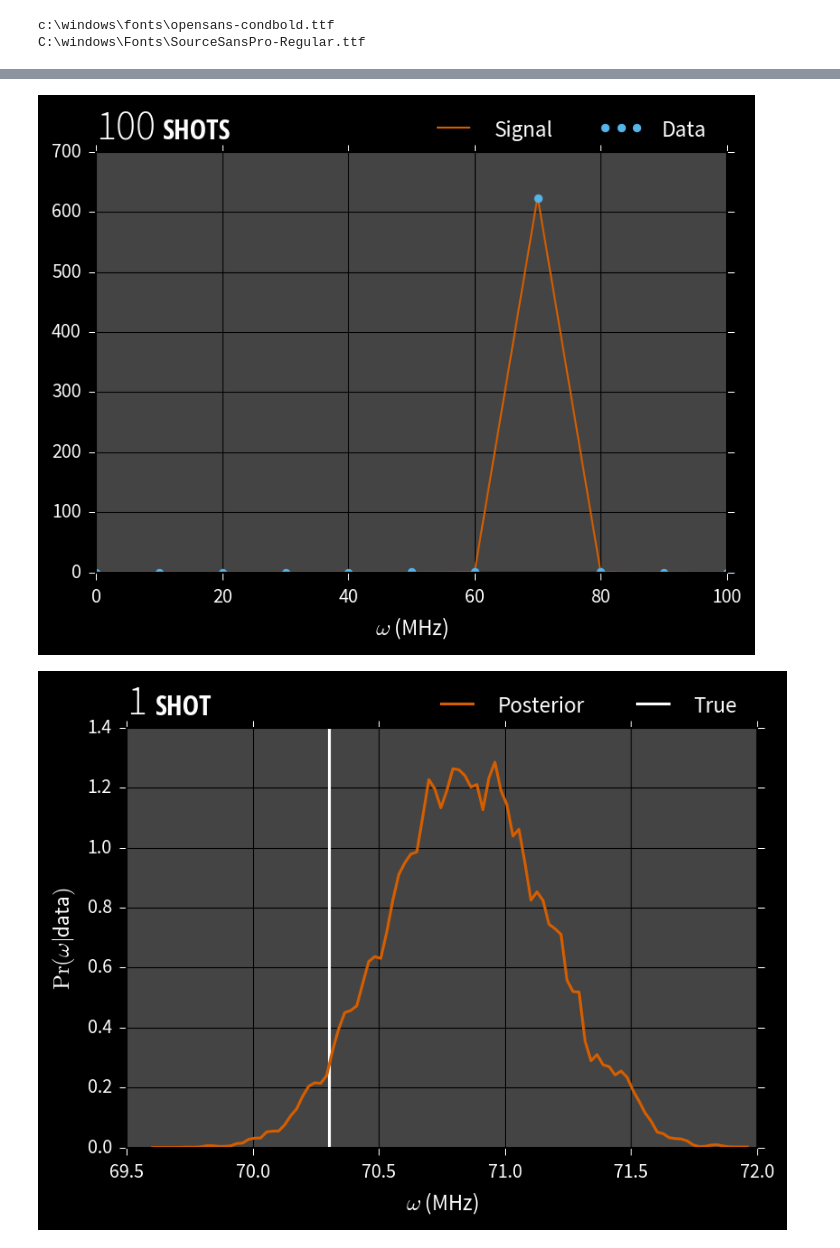
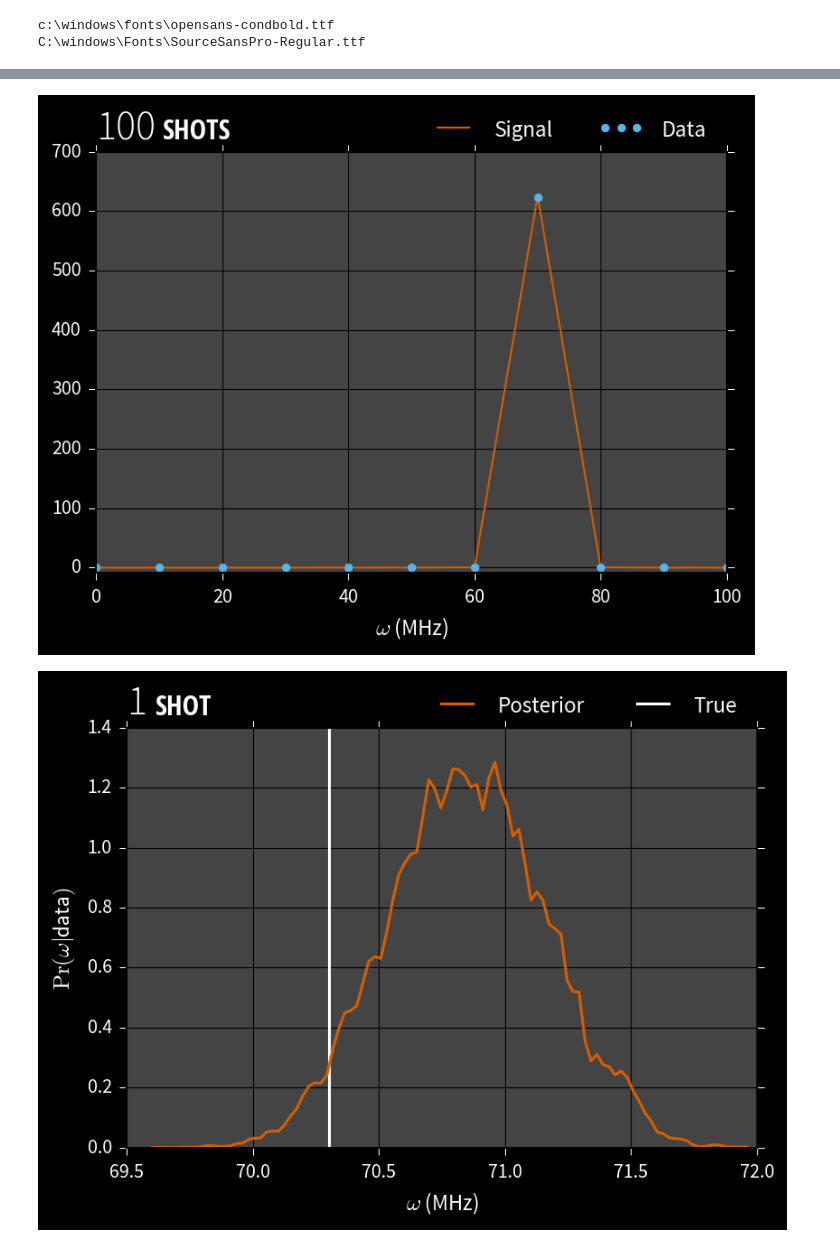
Before and after one commit to cgranade/cgranade.github.io, a Jupyter notebook: research/talks/squint/2017/figures.ipynb, the cells around one changed output, grey strips where cells are left out. Saved outputs shown, nothing was run; the diff lists cells and outputs as text; code cells hidden in the pictures.

```diff
--- a/research/talks/squint/2017/figures.ipynb
+++ b/research/talks/squint/2017/figures.ipynb
@@ -156,7 +156,7 @@ for axis, n_shots, counts in zip(axes, n_shotses, all_counts):
     plt.plot(ts / (2 * np.pi), ideal_signal, label='Signal', lw=1)
     plt.plot(ts / (2 * np.pi), counts / n_shots, '.', label='Data', markersize=8)
     plt.ylabel(r'Population')
-    plt.ylim(-0.02, 1.02)
+    plt.ylim(-0.04, 1.04)
     plt.yticks([0, 0.5, 1])
     plt.xlim(0, np.max(ts / (2 * np.pi)))
 
@@ -194,31 +194,31 @@ ft_freq = 2 * np.pi * np.fft.fftshift(np.fft.fftfreq(n=len(counts), d=ts[1] - ts
 # %%
 plt.plot(ft_freq, ideal_spectrum, lw=1, label='Signal')
 plt.plot(ft_freq, spectrum, '.', label='Data', markersize=8)
-ylim = plt.ylim()
+ylim = plt.ylim(ymin=-8)
 # plt.vlines(w, *ylim)
 plt.xlim(xmin=0, xmax=100)
 # plt.ylim(*ylim)
 plt.legend(ncol=2, bbox_to_anchor=(1, 1.125), numpoints=3)
 plt.xlabel('$\omega$ (MHz)')
 plt.text(0, 1.01,
     "100",
     horizontalalignment='left',
     verticalalignment='bottom',
     transform=plt.gca().transAxes,
     fontsize=22,
     fontweight=100
 )
 plt.text(0.105, 1.015, # Baselines are different on each font...
     "SHOTS",
     horizontalalignment='left',
     verticalalignment='bottom',
     transform=plt.gca().transAxes,
     fontsize=15,
     fontproperties=condensed
 )
 plt.savefig('figures/rabi-example-spectrum.png', format='png', dpi=300, frameon=False, facecolor="black")
 # %% [output]
-[figure, old version]
+[figure, new version]
 # %%
 mean, cov, extra = qi.simple_est_prec(
     np.column_stack([all_counts[0], ts, np.ones_like(all_counts[0])]), freq_min=0, freq_max=100, return_all=True
```
Also changed, not shown: parts of 1 cell of this notebook, 3 other files.
